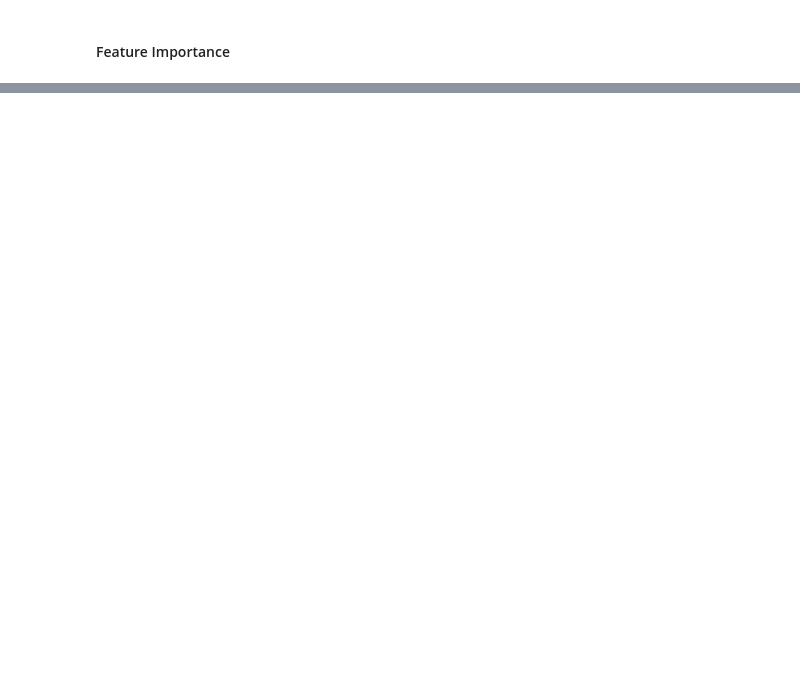
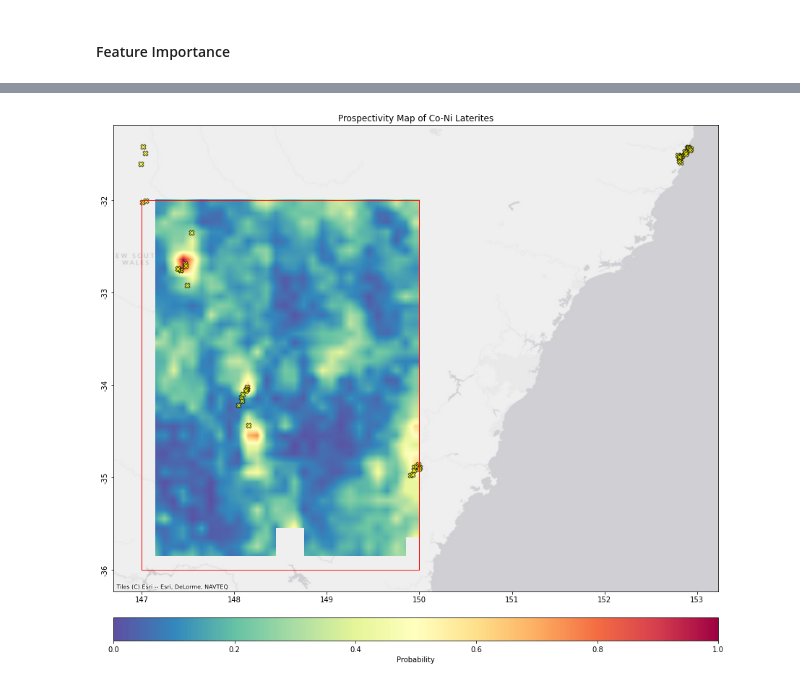
Before and after one commit to EarthByte/MPM_Lachlan_Laterite, a Jupyter notebook: Lachlan_MPM_v1.0.ipynb, the cells around one changed output, grey strips where cells are left out. Drawn from its saved outputs; the diff is of its cells as text; code cells hidden in the pictures; blank space fills up the shorter version.

```diff
--- a/Lachlan_MPM_v1.0.ipynb
+++ b/Lachlan_MPM_v1.0.ipynb
@@ -1168,0 +1605,19 @@ plt.show()
+# %%
+# plot the probability map
+fig, ax = plt.subplots(figsize=(15, 15))
+cb = plt.scatter(target_probs['X'], target_probs['Y'], 30, c=target_probs['prob'], cmap='Spectral_r')
+plt.scatter(deposit_x, deposit_y, marker='X', color='yellow', edgecolors='black', s=50, alpha=0.7)
+
+lachlan_bndy.plot(ax=ax, edgecolor='red', color='none', linewidth=1)
+cx.add_basemap(ax, crs='EPSG:4283', source=cx.providers.Esri.WorldGrayCanvas)
+ax.yaxis.set_major_formatter(FormatStrFormatter('%.f'))
+plt.yticks(rotation=90, va='center')
+ax.xaxis.set_major_formatter(FormatStrFormatter('%.f'))
+plt.show()
+
+# colorbar
+divider = make_axes_locatable(ax)
+cax = divider.new_vertical(size='5%', pad=0.5, pack_start=True)
+fig.add_axes(cax)
+plt.colorbar(cb, orientation='horizontal', label='Probability', cax=cax)
+plt.show()
@@ -1168,0 +1627,33 @@ plt.show()
+# %%
+# create a probability map using the target points
+probs_temp = []
+count = 0
+
+for mask in target_mask:
+    if mask:
+        probs_temp.append(target_probs['prob'][count])
+        count += 1
+    else:
+        probs_temp.append(np.nan)
+
+probs_2d = np.reshape(probs_temp, (num_y, num_x))
+probs_2d_ud = np.flipud(np.reshape(probs_temp, (num_y, num_x)))
+
+fig, ax = plt.subplots(figsize=(15, 15))
+plt.scatter(deposit_x, deposit_y, marker='X', color='yellow', edgecolors='black', s=50, alpha=0.7)
+lachlan_bndy.plot(ax=ax, edgecolor='red', color='none', linewidth=1)
+cx.add_basemap(ax, crs='EPSG:4283', source=cx.providers.Esri.WorldGrayCanvas)
+ax.yaxis.set_major_formatter(FormatStrFormatter('%.f'))
+plt.yticks(rotation=90, va='center')
+ax.xaxis.set_major_formatter(FormatStrFormatter('%.f'))
+
+plt.imshow(probs_2d, cmap='Spectral_r', origin='lower', interpolation='bilinear', extent=extent_target)
+
+divider = make_axes_locatable(ax)
+cax = divider.new_vertical(size='5%', pad=0.5, pack_start=True)
+fig.add_axes(cax)
+plt.colorbar(cb, orientation='horizontal', label='Probability', cax=cax)
+ax.set_title(f'Prospectivity Map of Co-Ni Laterites')
+plt.show()
+# %% [output]
+[figure, added]
```
Also changed, not shown: parts of 35 cells of this notebook, 39 other files.
